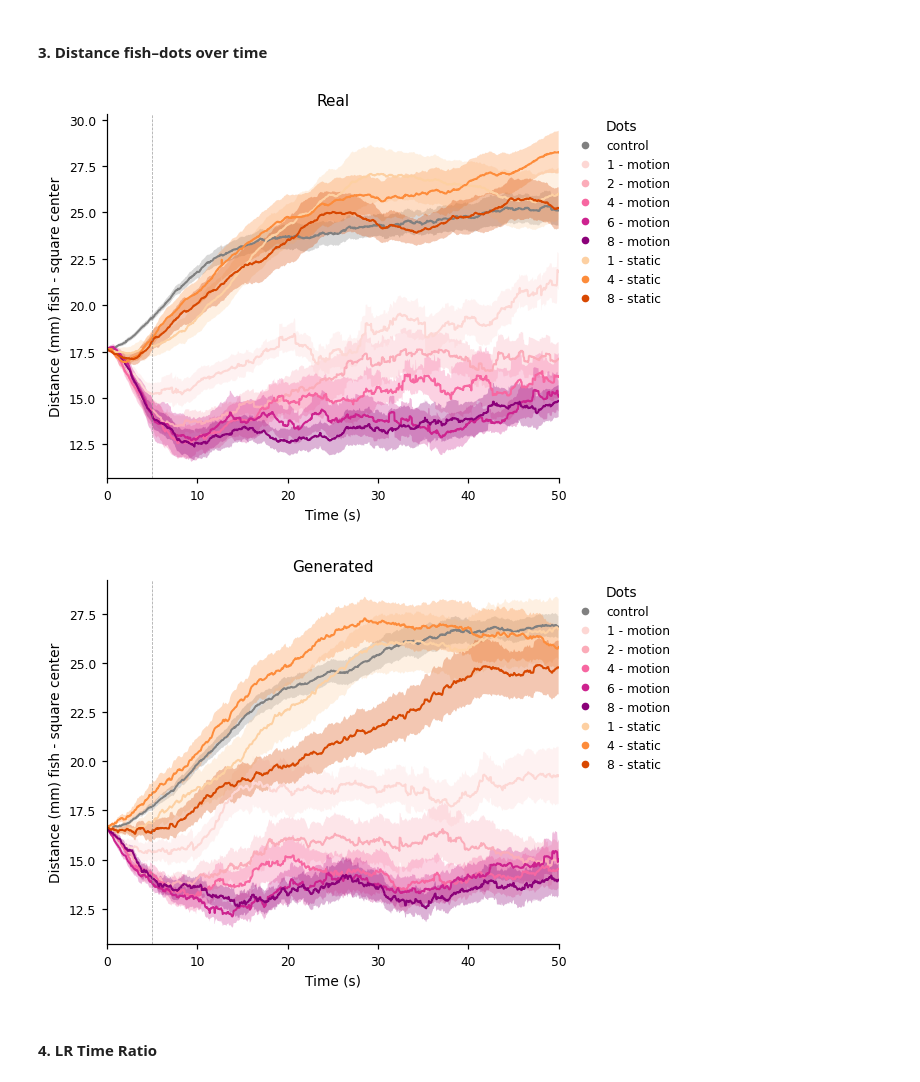
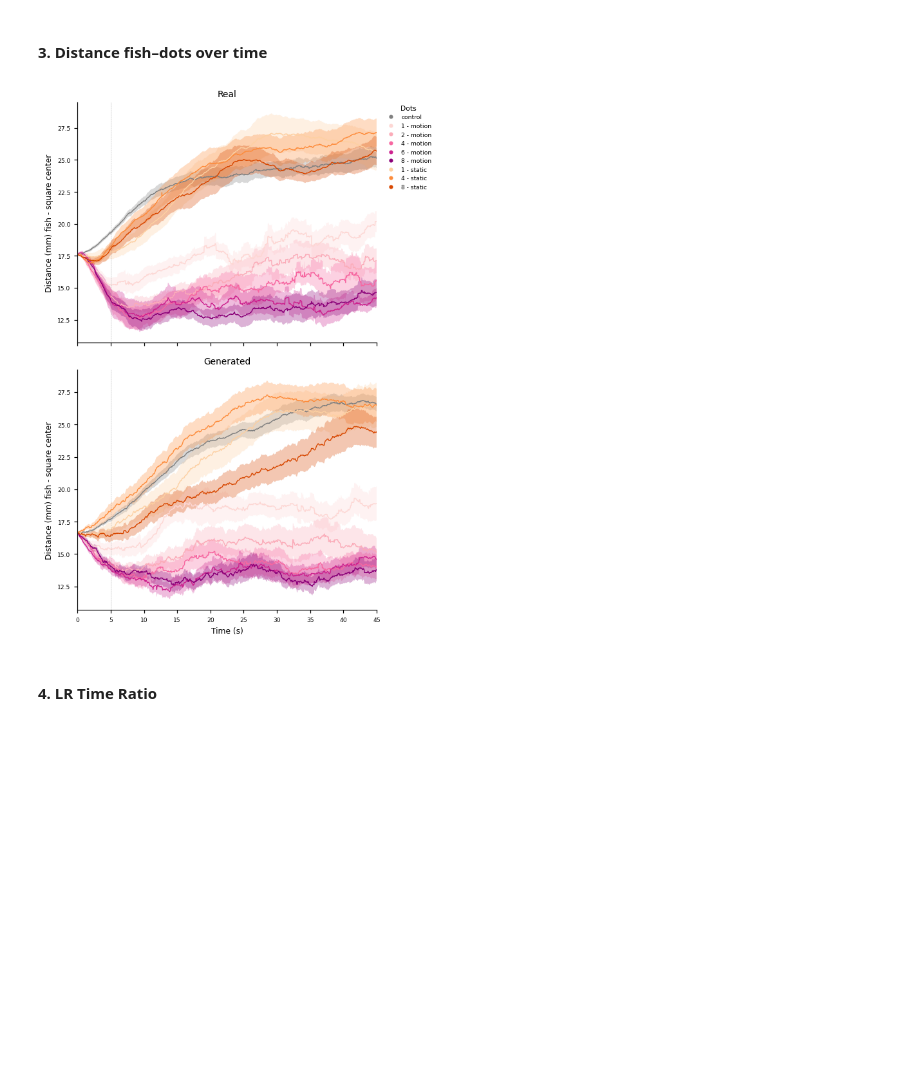
Before and after one commit to arthurEpfl/mp_semiCL_behavior, a Jupyter notebook: notebooks/rollout_analyses.ipynb, the cells around one changed output. Saved outputs shown, nothing was run; the diff lists cells and outputs as text; code cells hidden in the pictures; blank space fills up the shorter version.

```diff
--- a/notebooks/rollout_analyses.ipynb
+++ b/notebooks/rollout_analyses.ipynb
@@ -47,12 +50,14 @@ def pick(*candidates):
         if p.exists():
             return p
     return None
-
-TRAJ_FILE = pick('assets/stimulus/2025.02.20-0957_trajectory_GsizeMotionSingle_180min.csv.gz')
+NETWORK_PATH = Path('/Volumes/RECHERCHE/FAC/FBM/CIG/jlarsch/default/D2c/07_Data/Matilde/Behavior')
+# '20250220_MP_01_GsizeMotionSingle/2025.02.20-0957_trajectory_GsizeMotionSingle_180min.csv'
+# '20250316_MP_01_GsizeMotionSingle/2025.03.16-1203_trajectory_GsizeMotionSingle_360min.csv'
+TRAJ_FILE =   pick(NETWORK_PATH / '20250220_MP_01_GsizeMotionSingle/2025.02.20-0957_trajectory_GsizeMotionSingle_180min.csv')
 ROI_FILE  = pick('assets/ROIdef2025-02-20T12_09_16.csv')
 BOUTS     = None      # None in a clean clone
 REFERENCE = pick('assets/real_reference.npz')
-DATA_DIR  = pick('data/20250220_MP_01_GsizeMotionSingle')   # full-res real tracking, if present
+DATA_DIR  = pick('data/20250220_MP_01_GsizeMotionSingle/')   # full-res real tracking, if present
 HAS_REAL_DATA = DATA_DIR is not None   # False when analysing a stimulus programme with no matching real dataset
 
 # Params
@@ -282,7 +316,8 @@ for df, title, n_ind in [(fish_df_long, 'Real', n_fish), (gen_fish_df_long, 'Gen
     for ax in axes[n_ind:]:
         ax.axis('off')
 
-    fig.suptitle(f'{title} - occupancy map (frame-based)', fontsize=FS_SUP)
+    fig.suptitle(f'{title} - occupancy map', fontsize=FS_SUP)
     plt.tight_layout()
+    #fig.savefig(PLOTS_DIR / f'occupancy_frame_{title}.png', dpi=150, bbox_inches='tight')
     plt.show()
 # %% [output]
@@ -325,39 +373,45 @@ for df, title, n_ind in [(fish_df_long, 'Real', n_fish), (gen_fish_df_long, 'Gen
 # %% [markdown]
 #### 3. Distance fish–dots over time
 # %%
-for df, title, n_ind in [(fish_df_long, 'Real', n_fish), (gen_fish_df_long, 'Generated', n_rollouts_frame)]:
-    if df is None:
-        print(f'{title}: no data'); continue
+# One row per available dataset (Real skipped entirely -- not just left blank -- when there's
+# no real data), 1 column.
+datasets = [(df, title) for df, title in [(fish_df_long, 'Real'), (gen_fish_df_long, 'Generated')] if df is not None]
+fig, axes = plt.subplots(len(datasets), 1, figsize=(5.8, 4 * len(datasets)), sharex=True)
+axes = np.atleast_1d(axes)
 
-    fig, ax = plt.subplots(figsize=FIG_SINGLE)
+TIME_AFTER_ONSET = 45
+for row, (df, title) in enumerate(datasets):
+    ax = axes[row]
     legend_handles = []
     for stim in ['inter_stim_pause'] + STIMULI_ORDER:
         color = color_map.get(stim, 'gray')
         legend_handles.append(Line2D([0], [0], marker='o', color=color, linestyle='None',
-                                     markersize=4, label=auto_label(stim)))
+                                     markersize=3, label=auto_label(stim)))
         sub = df[(df['stimulus'] == stim) & (df['dots_out'] < 1)].copy()
         sub['dist_mm'] = sub['squareDist_rot'] / PX_TO_MM
         sub['time'] = sub['frame_count_stimulus'] / framerate
-        per_fish = sub[sub['time'] <= 50].groupby(['fish_number', 'time'])['dist_mm'].mean().reset_index()
+        per_fish = sub[sub['time'] <= TIME_AFTER_ONSET].groupby(['fish_number', 'time'])['dist_mm'].mean().reset_index()
         grouped = per_fish.groupby('time')['dist_mm']
         avg, sem = grouped.mean(), grouped.sem()
         ax.plot(avg.index, avg, color=color, linewidth=LW)
         ax.fill_between(avg.index, avg - sem, avg + sem, alpha=0.3, color=color, edgecolor='none')
 
-    ax.axvline(5, linestyle='--', linewidth=.5, color='grey', alpha=0.7)
-    ax.set_xlabel('Time (s)', fontsize=FS_LABEL)
-    ax.set_ylabel('Distance (mm) fish - square center', fontsize=FS_LABEL)
-    ax.set_xlim(0, 50)
-    ax.set_title(title, fontsize=FS_TITLE)
+    ax.axvline(5, linestyle='--', linewidth=.35, color='grey', alpha=0.7)
+    ax.set_ylabel('Distance (mm) fish - square center', fontsize=8)
+    ax.set_xlim(0, TIME_AFTER_ONSET)
+    ax.set_title(title, fontsize=9)
     ax.tick_params(labelsize=FS_TICK)
     ax.spines['top'].set_visible(False); ax.spines['right'].set_visible(False)
-    ax.legend(handles=legend_handles, title='Dots', loc='upper left', bbox_to_anchor=(1.02, 1),
-              borderaxespad=0., frameon=False, fontsize=FS_TICK, title_fontsize=FS_LABEL)
-    plt.tight_layout()
-    plt.show()
+    if row == 0:
+        ax.legend(handles=legend_handles, title='Dots', loc='upper left', bbox_to_anchor=(1.02, 1),
+                  borderaxespad=0., frameon=False, fontsize=FS_TICK, title_fontsize=7)
+
+axes[-1].set_xlabel('Time (s)', fontsize=8)
+plt.tight_layout()
+#fig.savefig(PLOTS_DIR / 'dist_fish_dots.png', dpi=150, bbox_inches='tight')
+plt.show()
 # %% [output]
-[figure, old version]
+[figure, new version]
-[figure, removed]
 # %% [markdown]
 #### 4. LR Time Ratio
 # %%
```
Also changed, not shown: parts of 24 cells of this notebook.
